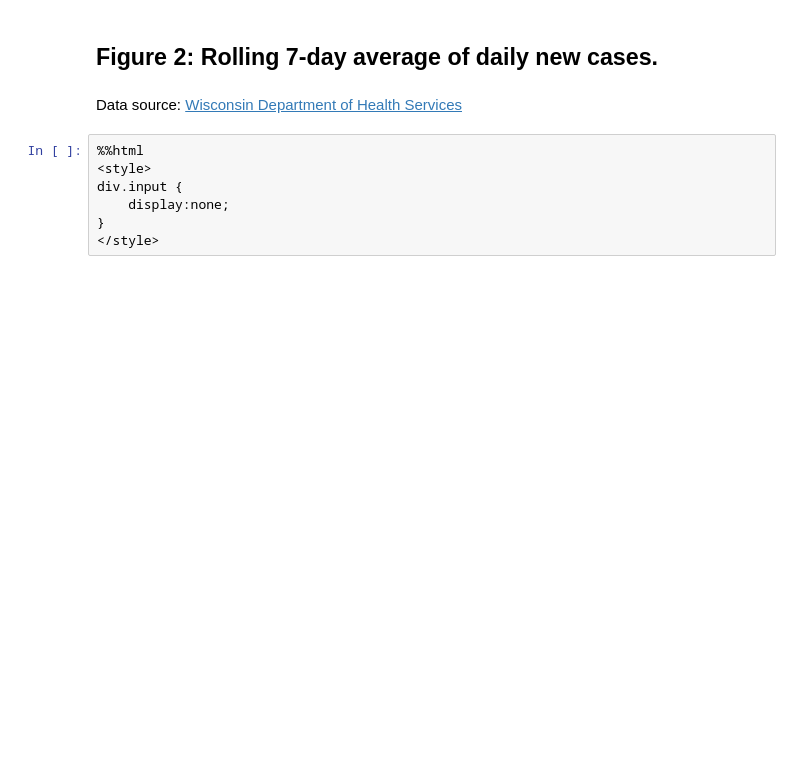
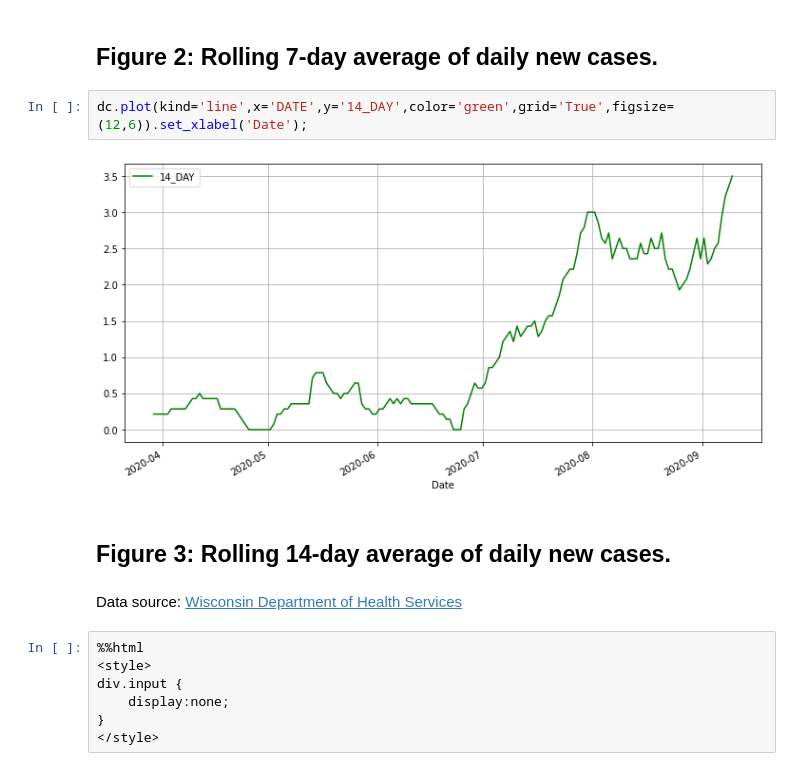
Before and after one commit to devinberg/DunnCounty_COVID19, a Jupyter notebook: DunnCounty_COVID19.ipynb, the cells around one changed output. Saved outputs shown, nothing was run; the diff lists cells and outputs as text; blank space fills up the shorter version.

```diff
--- a/DunnCounty_COVID19.ipynb
+++ b/DunnCounty_COVID19.ipynb
@@ -41,5 +42,11 @@ dc.plot(kind='line',x='DATE',y='7_DAY',color='blue',grid='True',figsize=(12,6)).
 # %% [markdown]
 ## Figure 2: Rolling 7-day average of daily new cases.
+# %%
+dc.plot(kind='line',x='DATE',y='14_DAY',color='green',grid='True',figsize=(12,6)).set_xlabel('Date');
+# %% [output]
+[figure, added]
+# %% [markdown]
+## Figure 3: Rolling 14-day average of daily new cases.
 # %% [markdown]
 Data source: [Wisconsin Department of Health Services](https://data.dhsgis.wi.gov/datasets/covid-19-historical-data-table/)
 # %%
```
Also changed, not shown: parts of 6 cells of this notebook.
